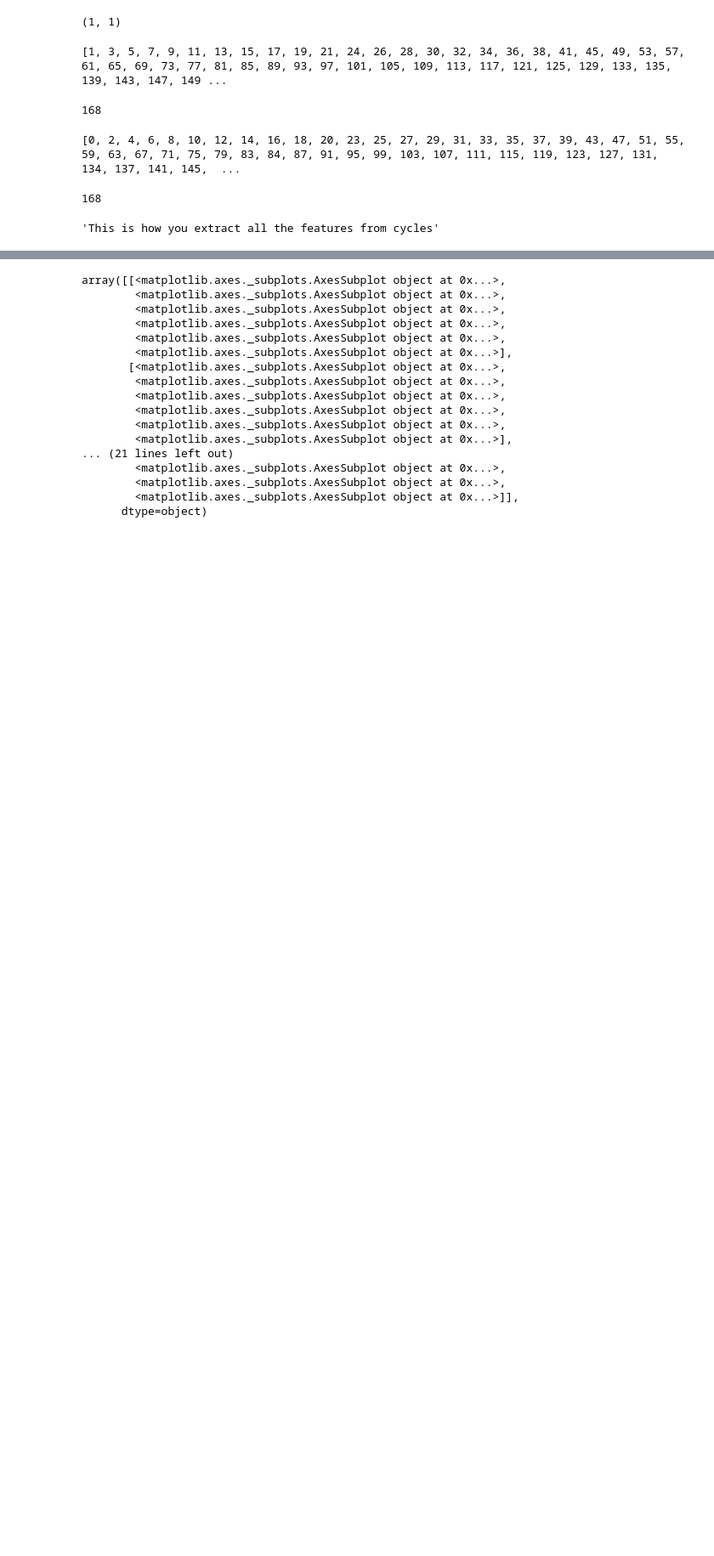
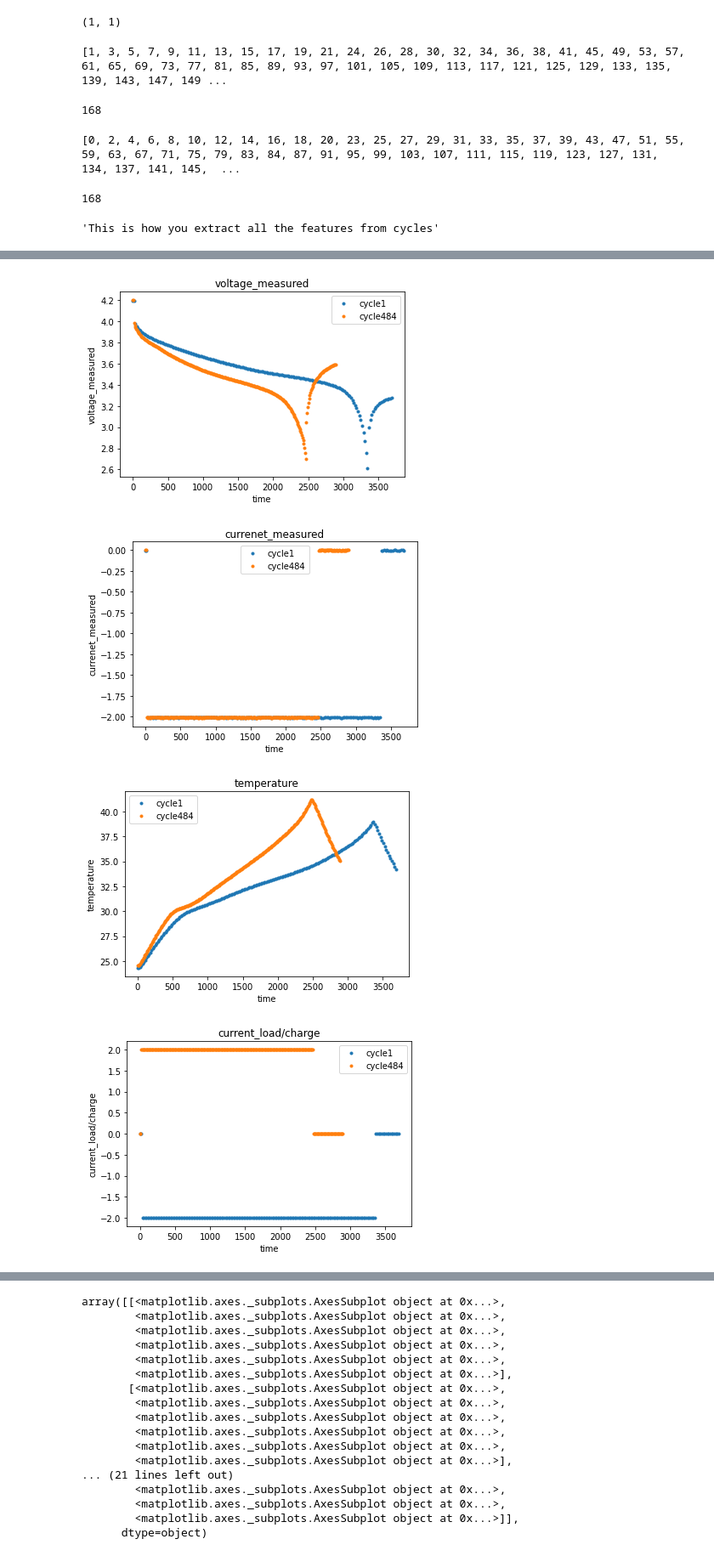
Before and after one commit to natskiu/Nasa-Battery, a Jupyter notebook: Data_Visualisation.ipynb, the cells around one changed output, grey strips where cells are left out. Shown at 85% size. Saved outputs shown, nothing was run; the diff lists cells and outputs as text; code cells hidden in the pictures; blank space fills up the shorter version.

```diff
--- a/Data_Visualisation.ipynb
+++ b/Data_Visualisation.ipynb
@@ -111,12 +122,14 @@ new_cycles = capacity_vectorizer(discharge_indices)
 # %%
-def cycle_plotter(cycle_index):
+def cycle_plotter(cycle_indices):
   features = ['voltage_measured', 'currenet_measured', 'temperature', 'current_load/charge', 'voltage_load/charge']
   for i, label in enumerate(features):
-    y = np.vstack(new_cycles[0,cycle_index][3][0,0])[i]
-    x = np.vstack(new_cycles[0,cycle_index][3][0,0])[5]
-    f=plt.figure()
-    plt.ylabel(label)
-    plt.xlabel('time')
-    plt.title(label)
-    plt.scatter(x, y)
-  plt.show()
+    for cycle_index in cycle_indices:
+      y = np.vstack(new_cycles[0,cycle_index][3][0,0])[i]
+      x = np.vstack(new_cycles[0,cycle_index][3][0,0])[5]
+      #f=plt.figure()
+      plt.ylabel(label)
+      plt.xlabel('time')
+      plt.title(label)
+      plt.plot(x, y,marker='o' ,markersize = 3, linestyle='',label=('cycle'+str(cycle_index)))
+      plt.legend()
+    plt.show()
@@ -126,0 +140,7 @@ Discharging -  temperature related features
+# %%
+cycle_plotter([1,484])
+# %% [output]
+[figure, added]
+[figure, added]
+[figure, added]
+[figure, added]
```
Also changed, not shown: parts of 22 cells of this notebook.
